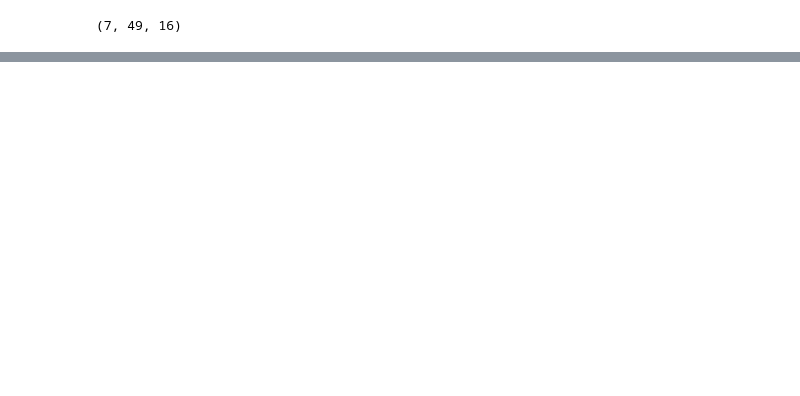
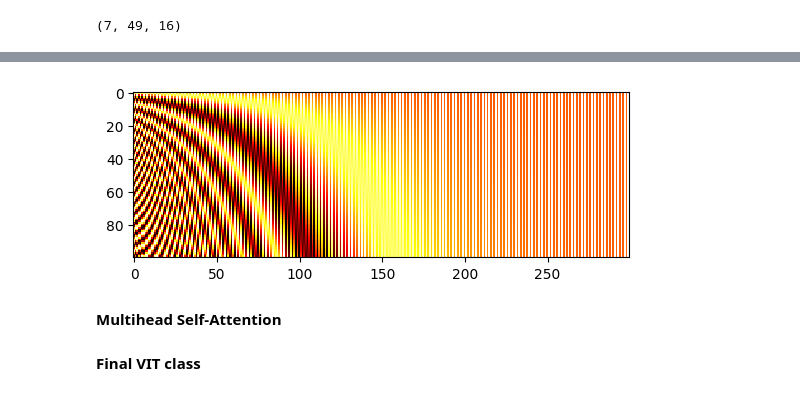
Before and after one commit to atiyehghm/DeepLearningSelfStudy, a Jupyter notebook: Vision_transformer_from_scratch.ipynb, the cells around one changed output, grey strips where cells are left out. Drawn from its saved outputs; the diff is of its cells as text; code cells hidden in the pictures; blank space fills up the shorter version.

```diff
--- a/Vision_transformer_from_scratch.ipynb
+++ b/Vision_transformer_from_scratch.ipynb
@@ -56,0 +67,19 @@ print(patchify(x, 7).shape) # torch.Size([7, 49, 16])
+# %%
+def get_positional_embeddings(seq_len, seq_dim):
+  embedding = np.zeros((seq_len, seq_dim))
+  for i in range(seq_len):
+    for j in range(seq_dim):
+      if j % 2 == 0:
+        embedding[i][j] = np.sin(i / (10000**(j/seq_dim)))
+      else:
+        embedding[i][j] = np.cos(i / (10000**((j-1)/seq_dim)))
+  return embedding
+# %%
+import matplotlib.pyplot as plt
+
+plt.imshow(get_positional_embeddings(100, 300), cmap="hot", interpolation="nearest")
+plt.show()
+# %% [output]
+[figure, added]
+# %% [markdown]
+**Multihead Self-Attention**
@@ -57,3 +144,5 @@ print(patchify(x, 7).shape) # torch.Size([7, 49, 16])
+# %% [markdown]
+**Final VIT class**
 # %%
 '''
 hidden_d: dimension of the output of linear mapping
```
Also changed, not shown: parts of 8 cells of this notebook.
